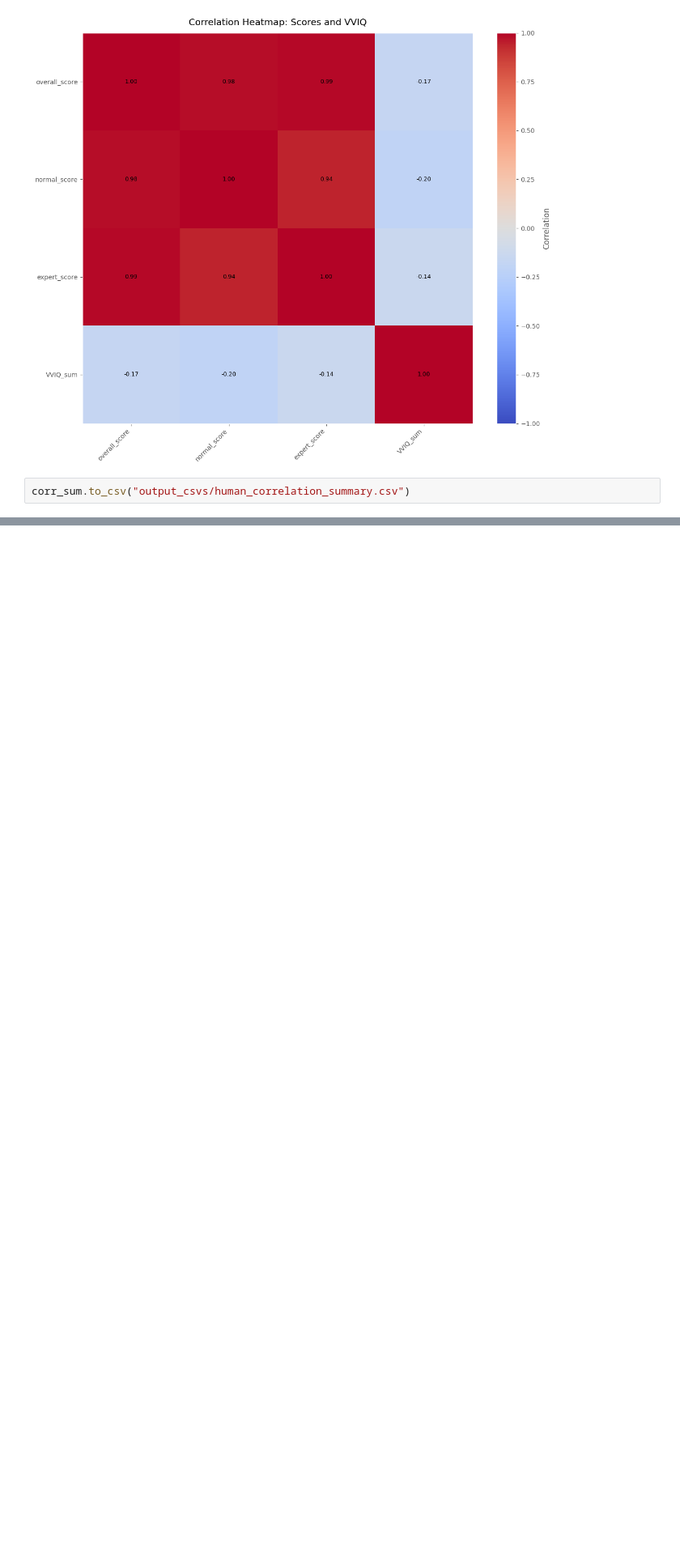
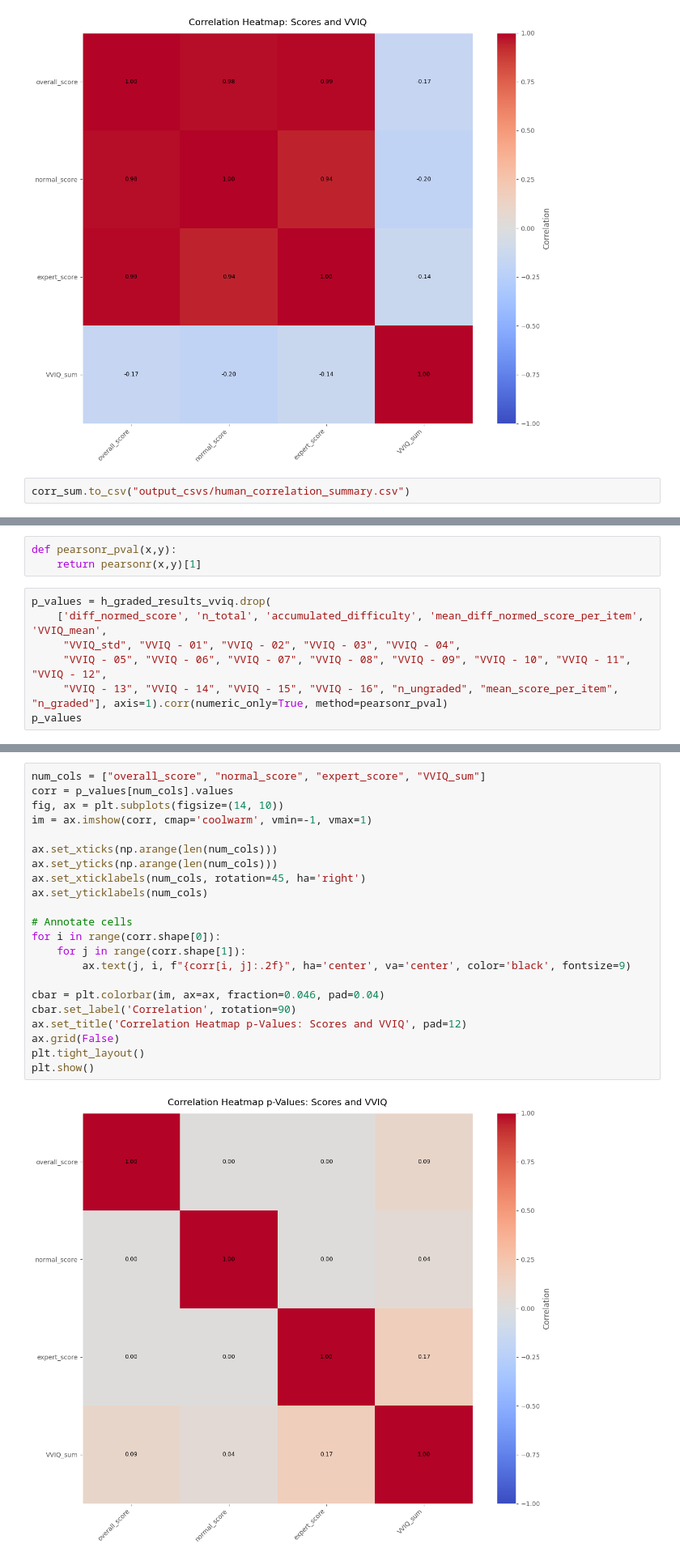
Before and after one commit to subjectivitylab/artificial_phantasia, a Jupyter notebook: data_analysis/data_analysis.ipynb, the cells around one changed output, grey strips where cells are left out. Shown at 81% size. Saved outputs shown, nothing was run; the diff lists cells and outputs as text; blank space fills up the shorter version.

```diff
--- a/data_analysis/data_analysis.ipynb
+++ b/data_analysis/data_analysis.ipynb
@@ -1691,0 +1694,10 @@ corr_sum.to_csv("output_csvs/human_correlation_summary.csv")
+# %%
+def pearsonr_pval(x,y):
+    return pearsonr(x,y)[1]
+# %%
+p_values = h_graded_results_vviq.drop(
+    ['diff_normed_score', 'n_total', 'accumulated_difficulty', 'mean_diff_normed_score_per_item', 'VVIQ_mean',
+     "VVIQ_std", "VVIQ - 01", "VVIQ - 02", "VVIQ - 03", "VVIQ - 04",
+     "VVIQ - 05", "VVIQ - 06", "VVIQ - 07", "VVIQ - 08", "VVIQ - 09", "VVIQ - 10", "VVIQ - 11", "VVIQ - 12",
+     "VVIQ - 13", "VVIQ - 14", "VVIQ - 15", "VVIQ - 16", "n_ungraded", "mean_score_per_item", "n_graded"], axis=1).corr(numeric_only=True, method=pearsonr_pval)
+p_values
@@ -1691,0 +1712,24 @@ corr_sum.to_csv("output_csvs/human_correlation_summary.csv")
+# %%
+num_cols = ["overall_score", "normal_score", "expert_score", "VVIQ_sum"]
+corr = p_values[num_cols].values
+fig, ax = plt.subplots(figsize=(14, 10))
+im = ax.imshow(corr, cmap='coolwarm', vmin=-1, vmax=1)
+
+ax.set_xticks(np.arange(len(num_cols)))
+ax.set_yticks(np.arange(len(num_cols)))
+ax.set_xticklabels(num_cols, rotation=45, ha='right')
+ax.set_yticklabels(num_cols)
+
+# Annotate cells
+for i in range(corr.shape[0]):
+    for j in range(corr.shape[1]):
+        ax.text(j, i, f"{corr[i, j]:.2f}", ha='center', va='center', color='black', fontsize=9)
+
+cbar = plt.colorbar(im, ax=ax, fraction=0.046, pad=0.04)
+cbar.set_label('Correlation', rotation=90)
+ax.set_title('Correlation Heatmap p-Values: Scores and VVIQ', pad=12)
+ax.grid(False)
+plt.tight_layout()
+plt.show()
+# %% [output]
+[figure, added]
```
Also changed, not shown: parts of 3 cells of this notebook, 7 other files.
